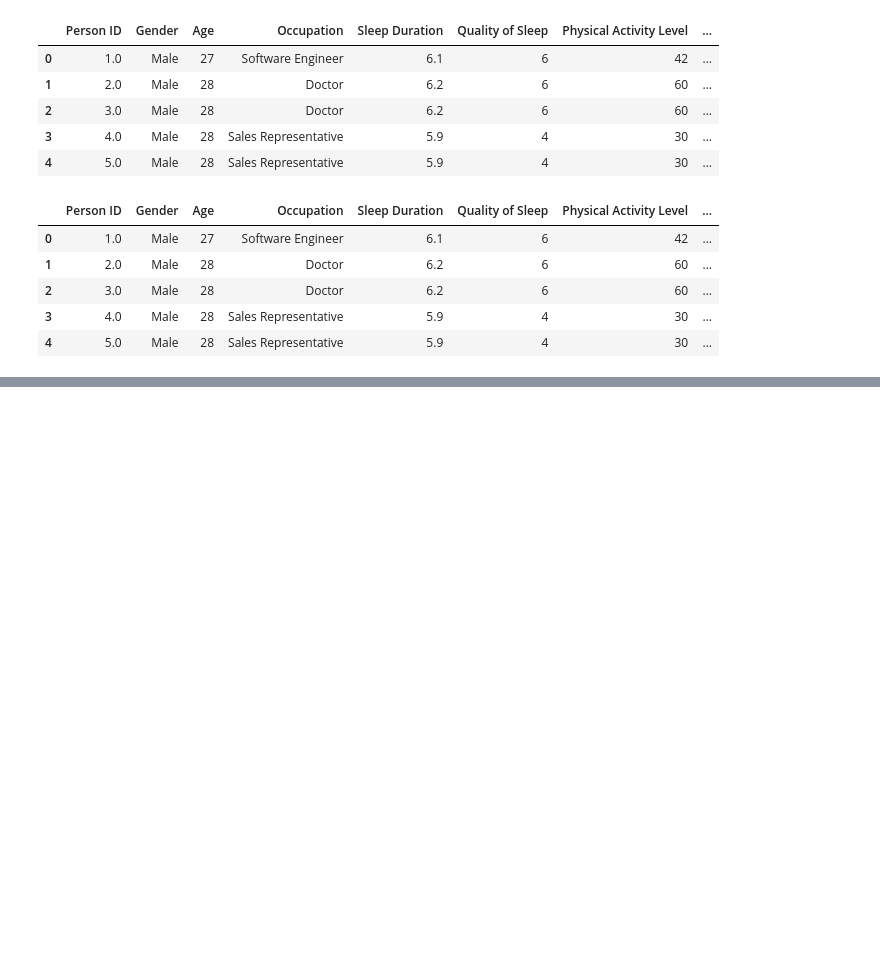
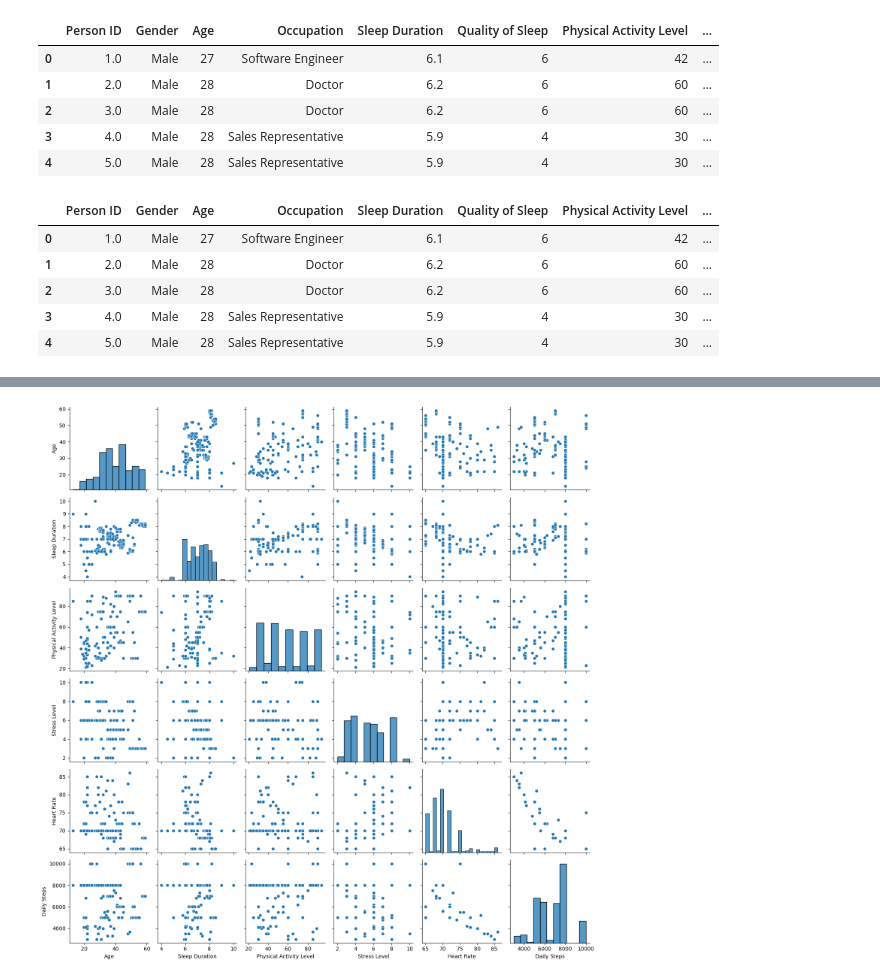
Before and after one commit to VictorAbhi/sleep_disorder_risk_analysis, a Jupyter notebook: sleep_disorder_risk.ipynb, the cells around one changed output, grey strips where cells are left out. Drawn from its saved outputs; the diff is of its cells as text; code cells hidden in the pictures; blank space fills up the shorter version.

```diff
--- a/sleep_disorder_risk.ipynb
+++ b/sleep_disorder_risk.ipynb
@@ -30,0 +106,8 @@ merged_df.head()
+# %%
+# pairplot for relationship
+plt.Figure(figsize=(12, 8))
+sns.pairplot(merged_df)
+plt.tight_layout()
+plt.show()
+# %% [output]
+[figure, added]
```
Also changed, not shown: parts of 6 cells of this notebook.
